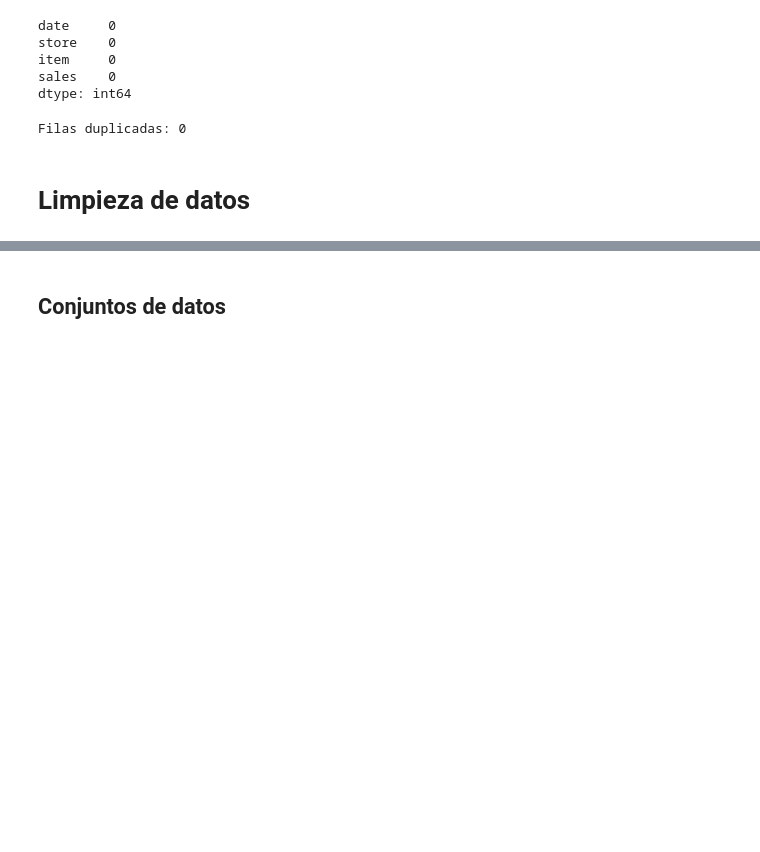
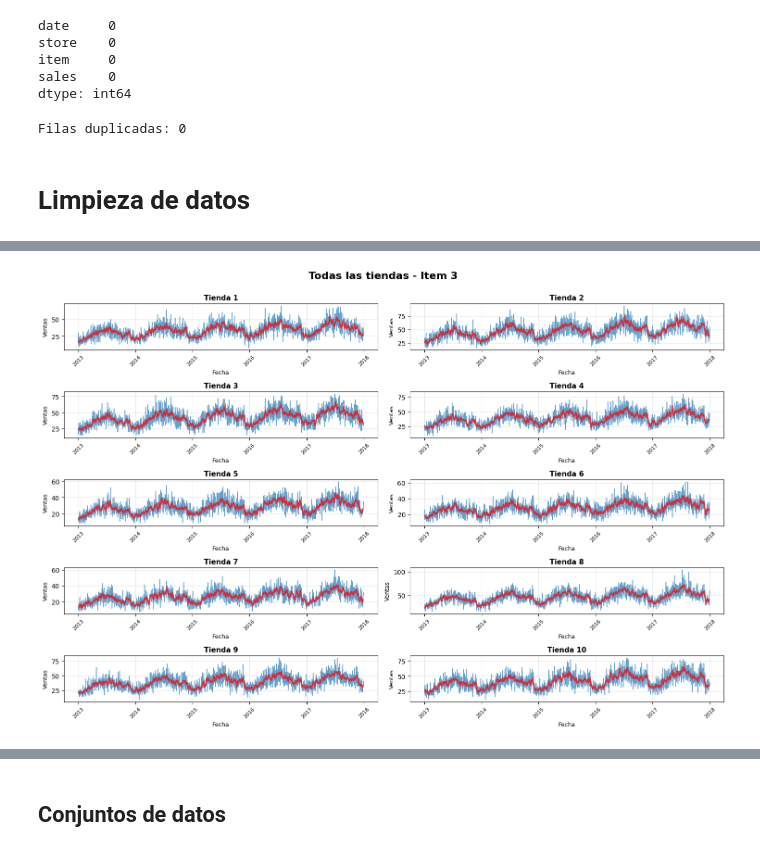
Before and after one commit to DanielRasho/DeepLearning-Lab8, a Jupyter notebook: report.ipynb, the cells around one changed output, grey strips where cells are left out. Cells and saved outputs as stored; diff of their text form; code cells hidden in the pictures; blank space fills up the shorter version.

```diff
--- a/report.ipynb
+++ b/report.ipynb
@@ -142,0 +180,4 @@ def plot_item_all_stores(df, item_id, max_stores=10, figsize=(15, 10)):
+# %%
+plot_item_all_stores(df_complete, 3)
+# %% [output]
+[figure, added]
```
Also changed, not shown: parts of 18 cells of this notebook, 1 other file.
